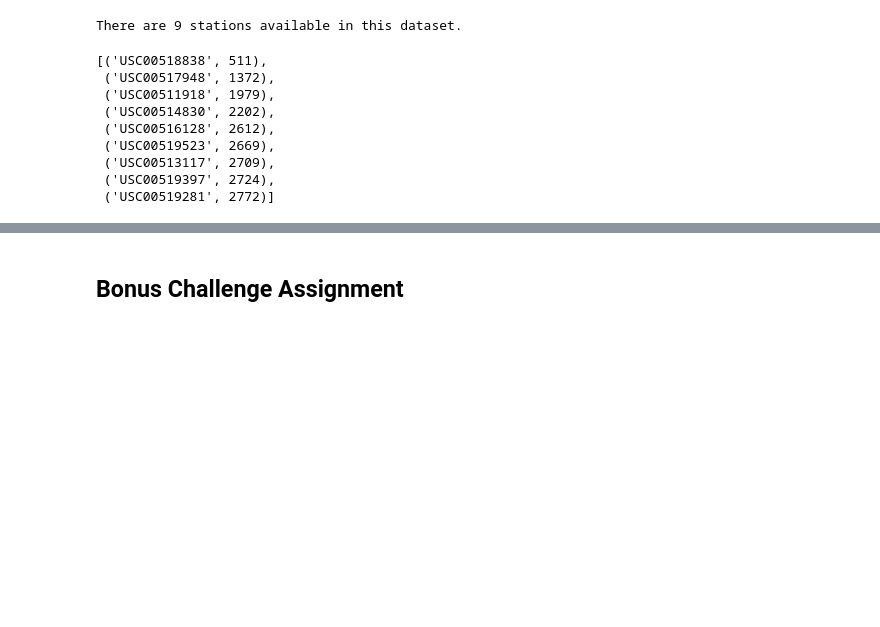
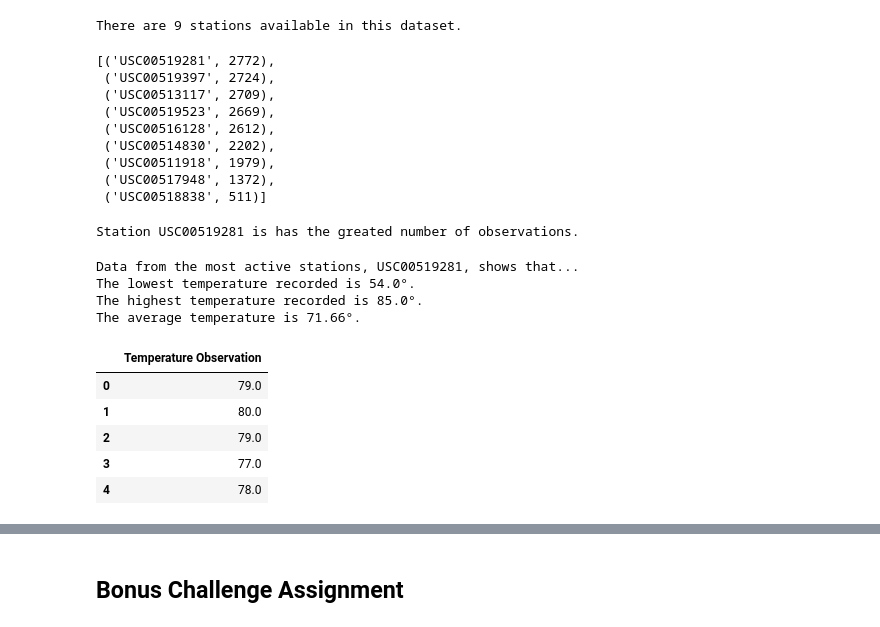
Before and after one commit to cveras33/climate-analysis-exploration, a Jupyter notebook: climate_starter.ipynb, the cells around one changed output, grey strips where cells are left out. Cells and saved outputs as stored; diff of their text form; code cells hidden in the pictures; blank space fills up the shorter version.

```diff
--- a/climate_starter.ipynb
+++ b/climate_starter.ipynb
@@ -130,16 +125,16 @@ There are 9 stations available in this dataset.
 # %%
 # What are the most active stations? (i.e. what stations have the most rows)?
 # List the stations and the counts in descending order.
-most_active_stations = session.query(Measurement.station, func.count(Measurement.id).label('count')).\
-    group_by(Measurement.station).order_by('count').all() #QUESTION
+most_active_stations = session.query(Measurement.station, func.count(Measurement.station)).\
+    group_by(Measurement.station).order_by(func.count(Measurement.station).desc()).all()
 most_active_stations
 # %% [output]
-[('USC00518838', 511),
+[('USC00519281', 2772),
+ ('USC00519397', 2724),
+ ('USC00513117', 2709),
+ ('USC00519523', 2669),
+ ('USC00516128', 2612),
+ ('USC00514830', 2202),
+ ('USC00511918', 1979),
  ('USC00517948', 1372),
- ('USC00511918', 1979),
- ('USC00514830', 2202),
- ('USC00516128', 2612),
- ('USC00519523', 2669),
- ('USC00513117', 2709),
- ('USC00519397', 2724),
- ('USC00519281', 2772)]
+ ('USC00518838', 511)]
@@ -149,3 +141,40 @@ most_active_stations
+# %%
+most_active = most_active_stations[0][0]
+print(f"Station {most_active} is has the greated number of observations.")
+# %% [output]
+Station USC00519281 is has the greated number of observations.
+# %%
+# Using the station id from the previous query, calculate the lowest temperature recorded,
+# highest temperature recorded, and average temperature of the most active station?
+recorded_temp = session.query(func.min(Measurement.tobs), func.max(Measurement.tobs), \
+                                     func.avg(Measurement.tobs)).filter((Measurement.station) == most_active).all()
+
+print(f"Data from the most active stations, {most_active}, shows that...")
+print(f"The lowest temperature recorded is {recorded_temp[0][0]}\N{DEGREE SIGN}.")
+print(f"The highest temperature recorded is {recorded_temp[0][1]}\N{DEGREE SIGN}.")
+print(f"The average temperature is {round(recorded_temp[0][2], 2)}\N{DEGREE SIGN}.")
+# %% [output]
+Data from the most active stations, USC00519281, shows that...
+The lowest temperature recorded is 54.0°.
+The highest temperature recorded is 85.0°.
+The average temperature is 71.66°.
 # %%
 # Choose the station with the highest number of temperature observations.
+highest_temp_obsv = session.query(Measurement.station, Measurement.tobs, func.count(Measurement.tobs)).\
+    group_by(Measurement.tobs).order_by(func.count(Measurement.tobs).desc()).first()
+
 # Query the last 12 months of temperature observation data for this station and plot the results as a histogram
+highest_temp_obsv_station = highest_temp_obsv[0]
+
+last_year_temp_obsv = session.query(Measurement.tobs). \
+    filter(Measurement.date >= year_from_last_data_point).all()
+
+last_year_temp_obsv_df = pd.DataFrame(last_year_temp_obsv, columns = ['Temperature Observation'])
+last_year_temp_obsv_df.head()
+# %% [output]
+|  | Temperature Observation |
+| 0 | 79.0 |
+| 1 | 80.0 |
+| 2 | 79.0 |
+| 3 | 77.0 |
+| 4 | 78.0 |
```
Also changed, not shown: parts of 3 cells of this notebook, 2 other files.
